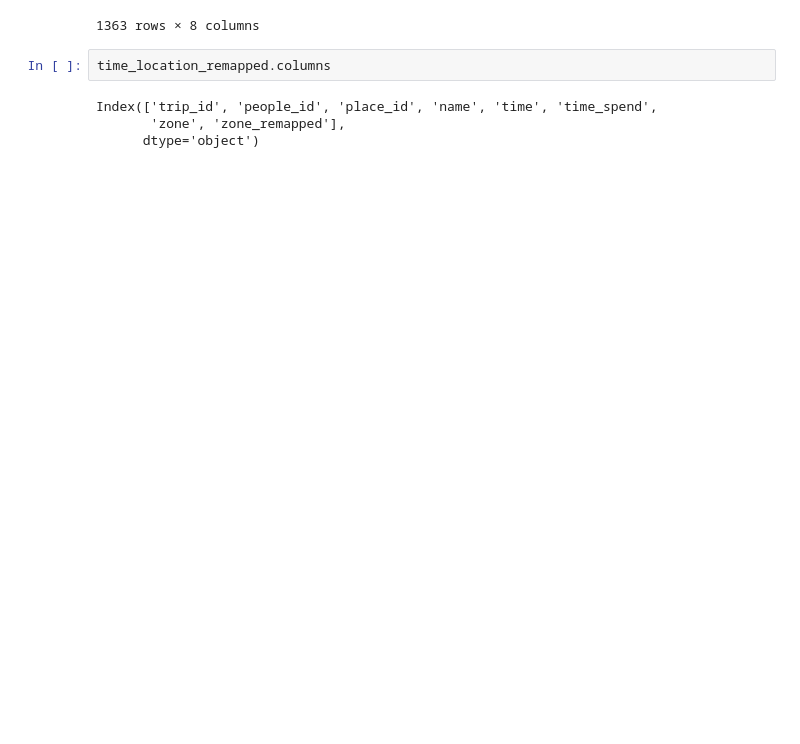
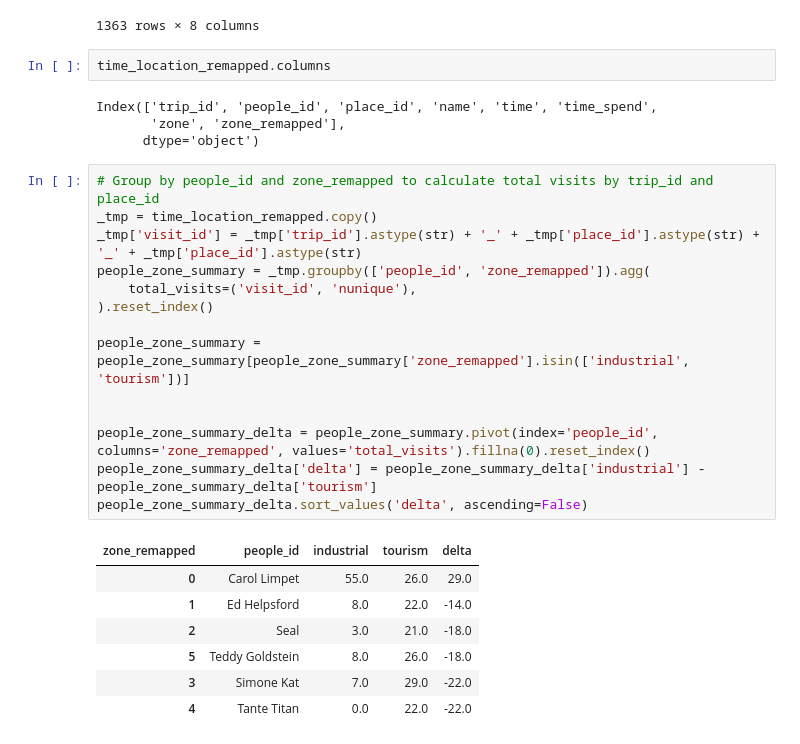
Before and after one commit to tvakul/dataviz1, a Jupyter notebook: data/checking.ipynb, the cells around one changed output. Saved outputs shown, nothing was run; the diff lists cells and outputs as text; blank space fills up the shorter version.

```diff
--- a/data/checking.ipynb
+++ b/data/checking.ipynb
@@ -1621,3 +1719,25 @@ time_location_remapped.columns
 Index(['trip_id', 'people_id', 'place_id', 'name', 'time', 'time_spend',
        'zone', 'zone_remapped'],
       dtype='object')
+# %%
+# Group by people_id and zone_remapped to calculate total visits by trip_id and place_id
+_tmp = time_location_remapped.copy()
+_tmp['visit_id'] = _tmp['trip_id'].astype(str) + '_' + _tmp['place_id'].astype(str) + '_' + _tmp['place_id'].astype(str)
+people_zone_summary = _tmp.groupby(['people_id', 'zone_remapped']).agg(
+    total_visits=('visit_id', 'nunique'),
+).reset_index()
+
+people_zone_summary = people_zone_summary[people_zone_summary['zone_remapped'].isin(['industrial', 'tourism'])]
+
+
+people_zone_summary_delta = people_zone_summary.pivot(index='people_id', columns='zone_remapped', values='total_visits').fillna(0).reset_index()
+people_zone_summary_delta['delta'] = people_zone_summary_delta['industrial'] - people_zone_summary_delta['tourism']
+people_zone_summary_delta.sort_values('delta', ascending=False)
+# %% [output]
+| zone_remapped | people_id | industrial | tourism | delta |
+| 0 | Carol Limpet | 55.0 | 26.0 | 29.0 |
+| 1 | Ed Helpsford | 8.0 | 22.0 | -14.0 |
+| 2 | Seal | 3.0 | 21.0 | -18.0 |
+| 5 | Teddy Goldstein | 8.0 | 26.0 | -18.0 |
+| 3 | Simone Kat | 7.0 | 29.0 | -22.0 |
+| 4 | Tante Titan | 0.0 | 22.0 | -22.0 |
```
Also changed, not shown: parts of 7 cells of this notebook, 4 other files.
